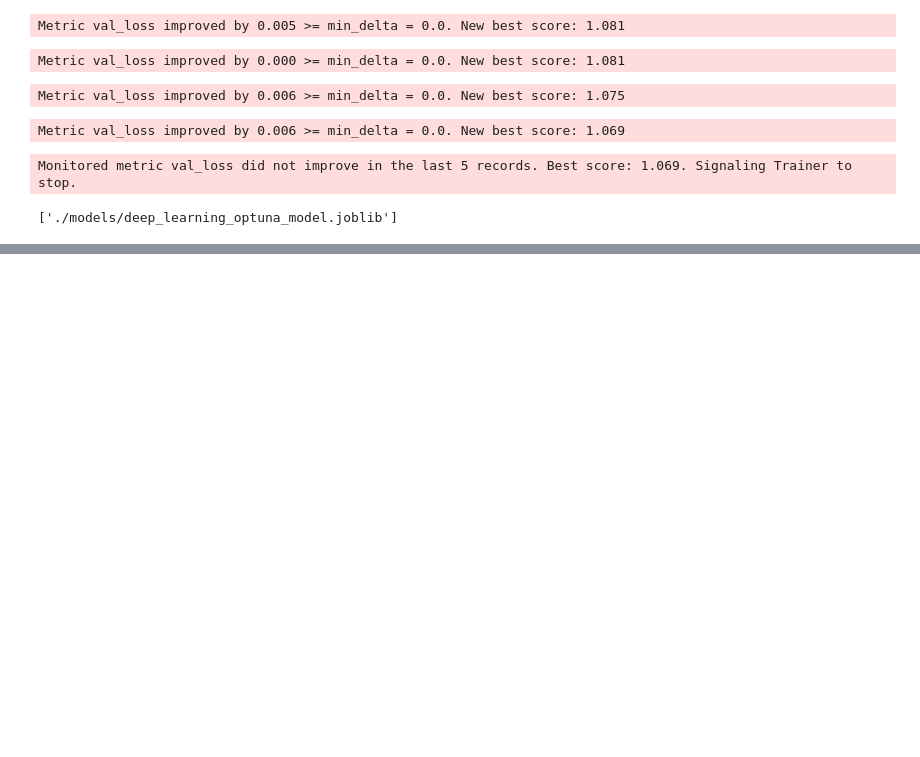
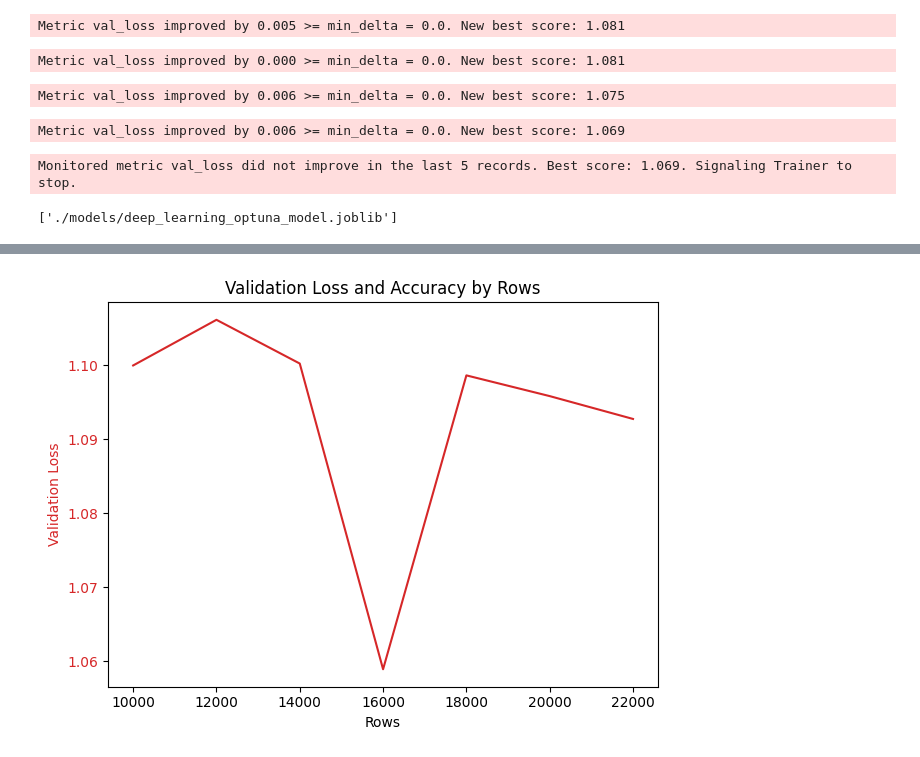
Before and after one commit to McGill-MMA-EnterpriseAnalytics/Spotify-Music, a Jupyter notebook: src/models/modeling.ipynb, the cells around one changed output, grey strips where cells are left out. Saved outputs shown, nothing was run; the diff lists cells and outputs as text; code cells hidden in the pictures; blank space fills up the shorter version.

```diff
--- a/src/models/modeling.ipynb
+++ b/src/models/modeling.ipynb
@@ -415,0 +600,24 @@ Monitored metric val_loss did not improve in the last 5 records. Best score: 1.0
+# %%
+import matplotlib.pyplot as plt
+
+# Extracting rows, validation losses, and accuracies for plotting
+rows = [result['rows'] for result in validation_results]
+val_losses = [result['val_loss'] for result in validation_results]
+accuracies = [result['accuracy'] for result in validation_results]
+
+# Creating a figure and a set of subplots
+fig, ax1 = plt.subplots()
+
+# Plotting validation loss
+color = 'tab:red'
+ax1.set_xlabel('Rows')
+ax1.set_ylabel('Validation Loss', color=color)
+ax1.plot(rows, val_losses, color=color)
+ax1.tick_params(axis='y', labelcolor=color)
+
+# Adding a title and showing the plot
+plt.title('Validation Loss and Accuracy by Rows')
+fig.tight_layout()
+plt.show()
+# %% [output]
+[figure, added]
```
Also changed, not shown: parts of 12 cells of this notebook, 53 other files.
